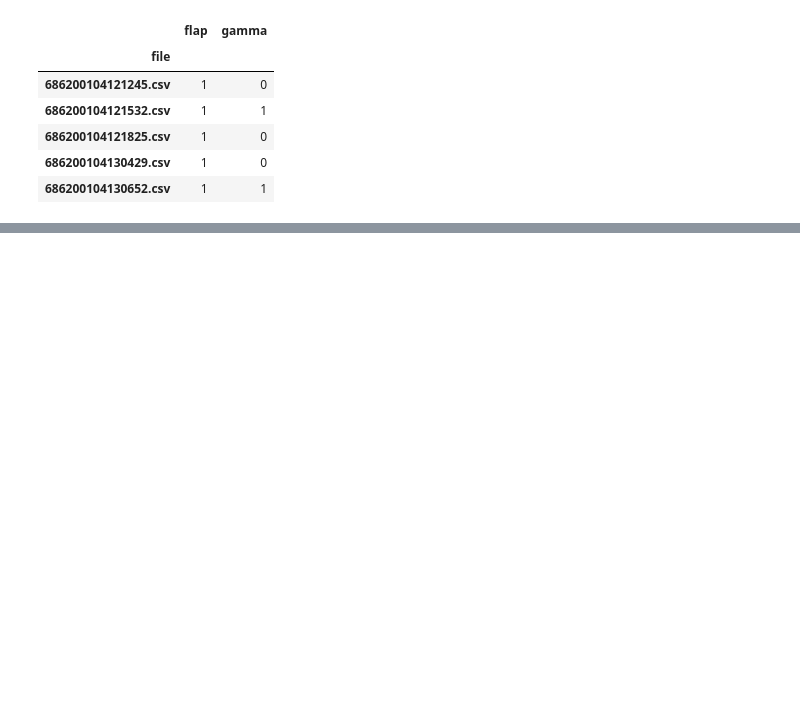
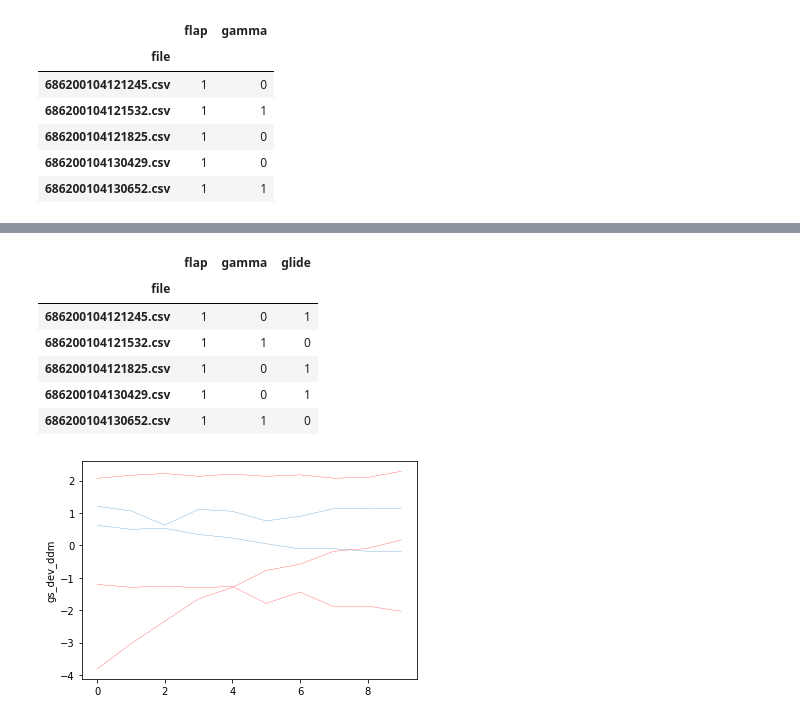
Before and after one commit to rnsantosa/flight_analyzer, a Jupyter notebook: main/07_param_flap_te_pos.ipynb, the cells around one changed output, grey strips where cells are left out. Cells and saved outputs as stored; diff of their text form; code cells hidden in the pictures; blank space fills up the shorter version.

```diff
--- a/main/07_param_flap_te_pos.ipynb
+++ b/main/07_param_flap_te_pos.ipynb
@@ -233,0 +254,13 @@ unstable_detection_df
+# %%
+unstable_glide_detection = all_fdm.groupby('file').progress_apply(detect_glide_slope_unstable)
+unstable_detection_df['glide'] = unstable_glide_detection
+unstable_detection_df
+# %% [output]
+|  | flap | gamma | glide |
+| file |  |  |  |
+| 686200104121245.csv | 1 | 0 | 1 |
+| 686200104121532.csv | 1 | 1 | 0 |
+| 686200104121825.csv | 1 | 0 | 1 |
+| 686200104130429.csv | 1 | 0 | 1 |
+| 686200104130652.csv | 1 | 1 | 0 |
+[figure, added]
```
Also changed, not shown: parts of 58 cells of this notebook, 8 other files.
